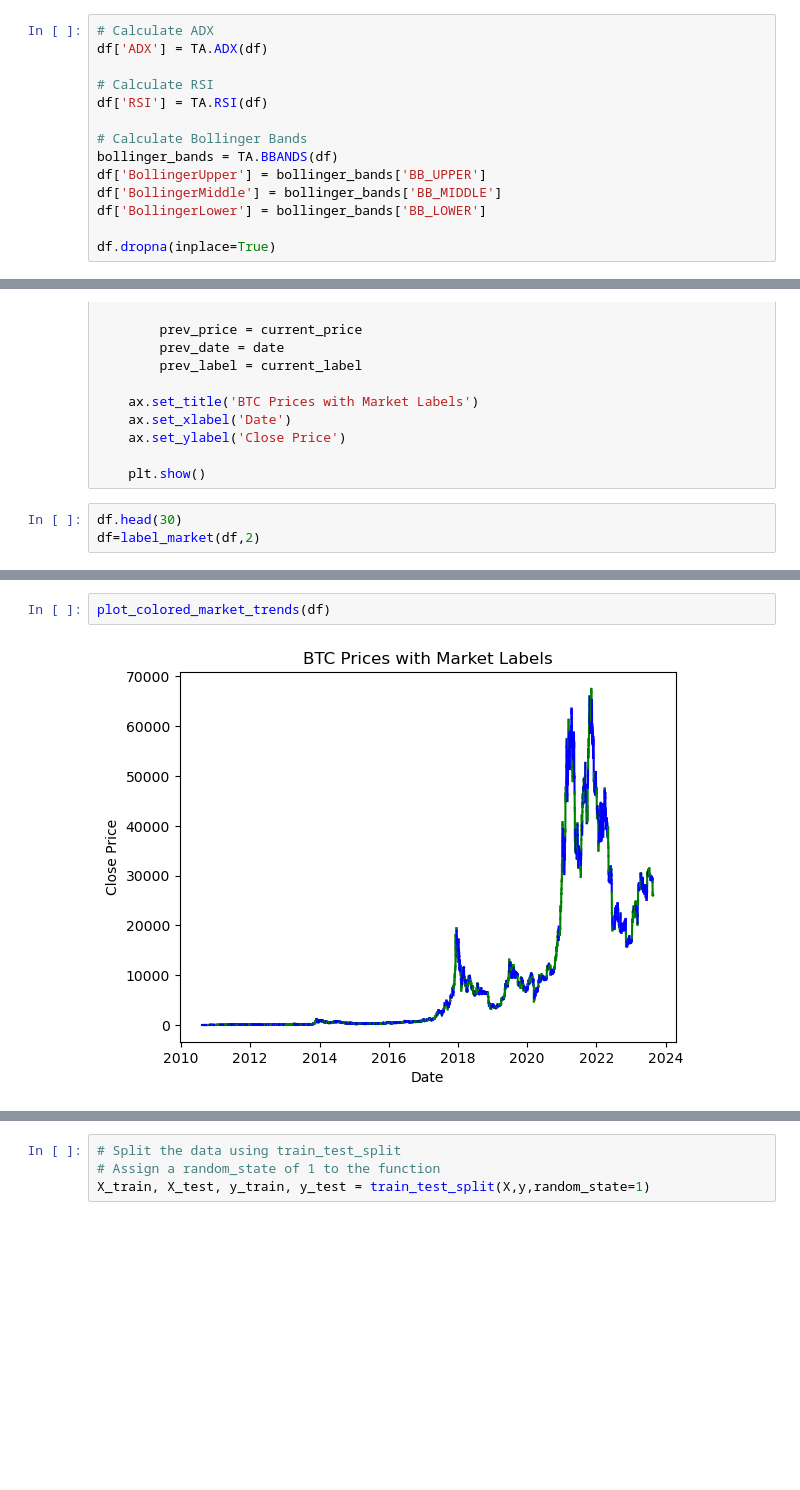
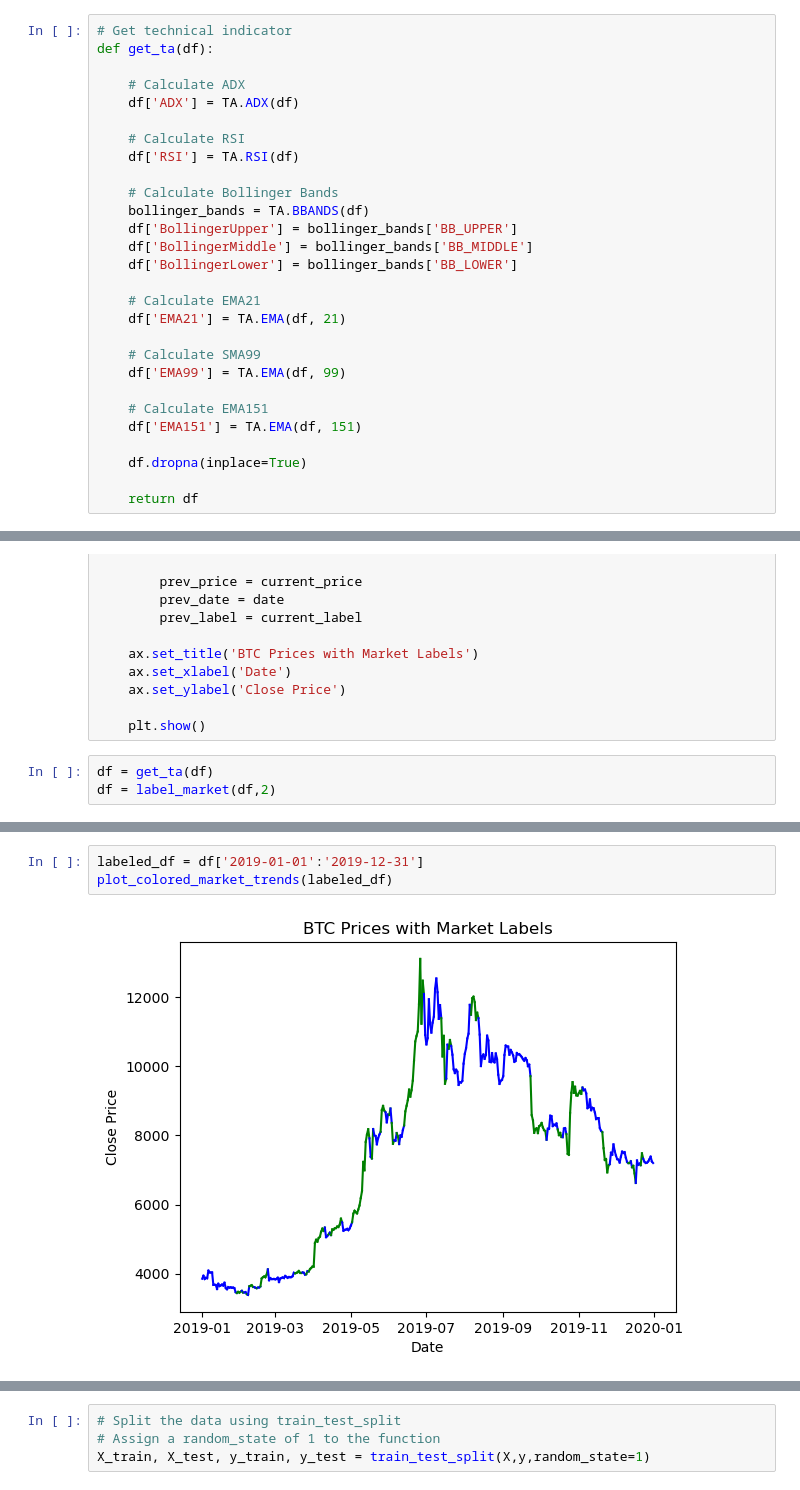
Before and after one commit to v3232/Project-2team-4, a Jupyter notebook: bitcoin_classifier.ipynb, the cells around one changed output, grey strips where cells are left out. Cells and saved outputs as stored; diff of their text form; blank space fills up the shorter version.

```diff
--- a/bitcoin_classifier.ipynb
+++ b/bitcoin_classifier.ipynb
@@ -42,19 +43,33 @@ df
 | 2023-08-22 | 26134.0500 | 26134.0500 | 25593.7900 | 26048.0900 | 4.275523e+10 | 5.057130e+11 |
 4778 rows × 6 columns
 # %%
-# Calculate ADX
-df['ADX'] = TA.ADX(df)
+# Get technical indicator
+def get_ta(df):
 
-# Calculate RSI
-df['RSI'] = TA.RSI(df)
+    # Calculate ADX
+    df['ADX'] = TA.ADX(df)
 
-# Calculate Bollinger Bands
-bollinger_bands = TA.BBANDS(df)
-df['BollingerUpper'] = bollinger_bands['BB_UPPER']
-df['BollingerMiddle'] = bollinger_bands['BB_MIDDLE']
-df['BollingerLower'] = bollinger_bands['BB_LOWER']
+    # Calculate RSI
+    df['RSI'] = TA.RSI(df)
 
-df.dropna(inplace=True)
+    # Calculate Bollinger Bands
+    bollinger_bands = TA.BBANDS(df)
+    df['BollingerUpper'] = bollinger_bands['BB_UPPER']
+    df['BollingerMiddle'] = bollinger_bands['BB_MIDDLE']
+    df['BollingerLower'] = bollinger_bands['BB_LOWER']
+
+    # Calculate EMA21
+    df['EMA21'] = TA.EMA(df, 21)
+
+    # Calculate SMA99
+    df['EMA99'] = TA.EMA(df, 99)
+
+    # Calculate EMA151
+    df['EMA151'] = TA.EMA(df, 151)
+
+    df.dropna(inplace=True)
+
+    return df
 # %%
 def label_market(df, criteria):
     df['MarketLabel'] = 0
@@ -107,5 +122,5 @@ def plot_colored_market_trends(df):
 
     plt.show()
 # %%
-df.head(30)
-df=label_market(df,2)
+df = get_ta(df)
+df = label_market(df,2)
@@ -133,7 +127,8 @@ df.tail(30)
 # %%
-plot_colored_market_trends(df)
+labeled_df = df['2019-01-01':'2019-12-31']
+plot_colored_market_trends(labeled_df)
 # %% [output]
-[figure, old version]
+[figure, new version]
 # %%
 df['MarketLabel'].value_counts()
 # %% [output]
```
Also changed, not shown: parts of 46 cells of this notebook.
